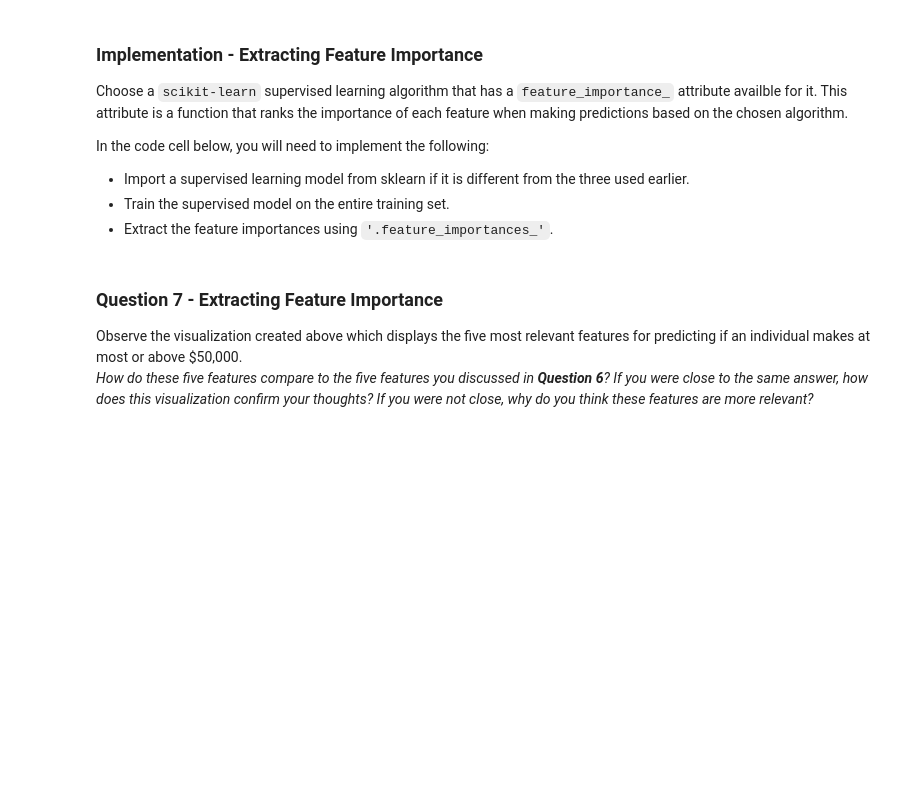
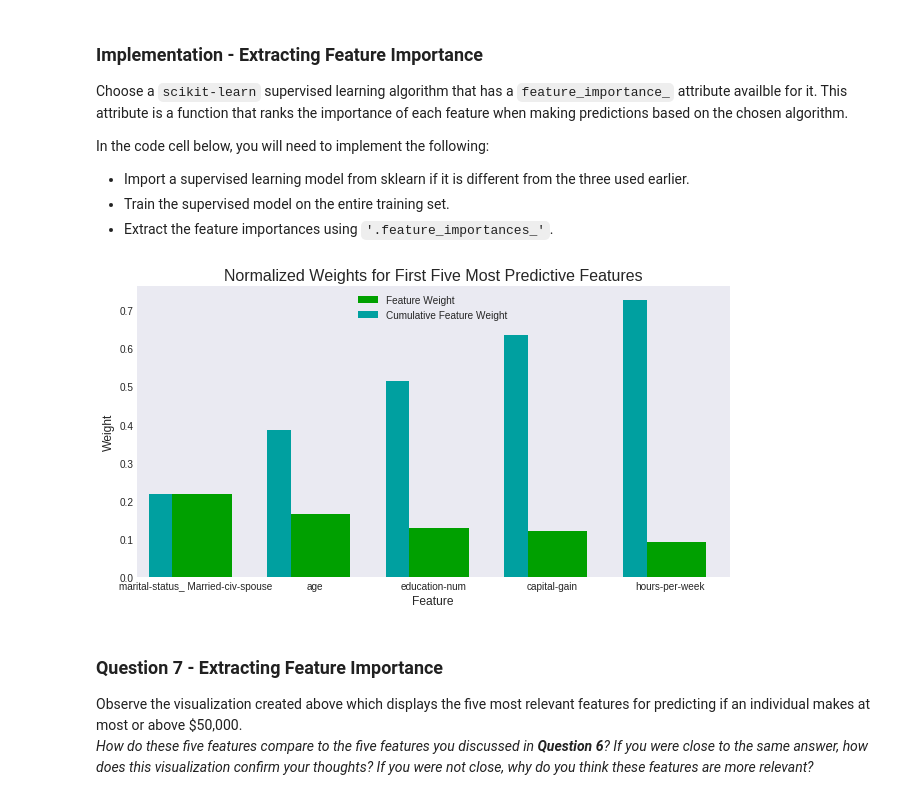
Before and after one commit to N00bsie/machine-learning, a Jupyter notebook: projects/finding_donors/finding_donors.ipynb, the cells around one changed output. Cells and saved outputs as stored; diff of their text form; code cells hidden in the pictures; blank space fills up the shorter version.

```diff
--- a/projects/finding_donors/finding_donors.ipynb
+++ b/projects/finding_donors/finding_donors.ipynb
@@ -470,16 +570,20 @@ In the code cell below, you will need to implement the following:
  - Train the supervised model on the entire training set.
  - Extract the feature importances using `'.feature_importances_'`.
 # %%
-# TODO: Import a supervised learning model that has 'feature_importances_'
+# DONE: Import a supervised learning model that has 'feature_importances_'
+# Using Decision Tree
 
-# TODO: Train the supervised model on the training set
-model = None
 
-# TODO: Extract the feature importances
-importances = None
+# DONE: Train the supervised model on the training set
+model = clf_B.fit(X_train,y_train)
+
+# DONE: Extract the feature importances
+importances = model.feature_importances_
 
 # Plot
 vs.feature_plot(importances, X_train, y_train)
+# %% [output]
+[figure, added]
 # %% [markdown]
 ### Question 7 - Extracting Feature Importance
 
```
Also changed, not shown: parts of 23 cells of this notebook, 4 other files.
